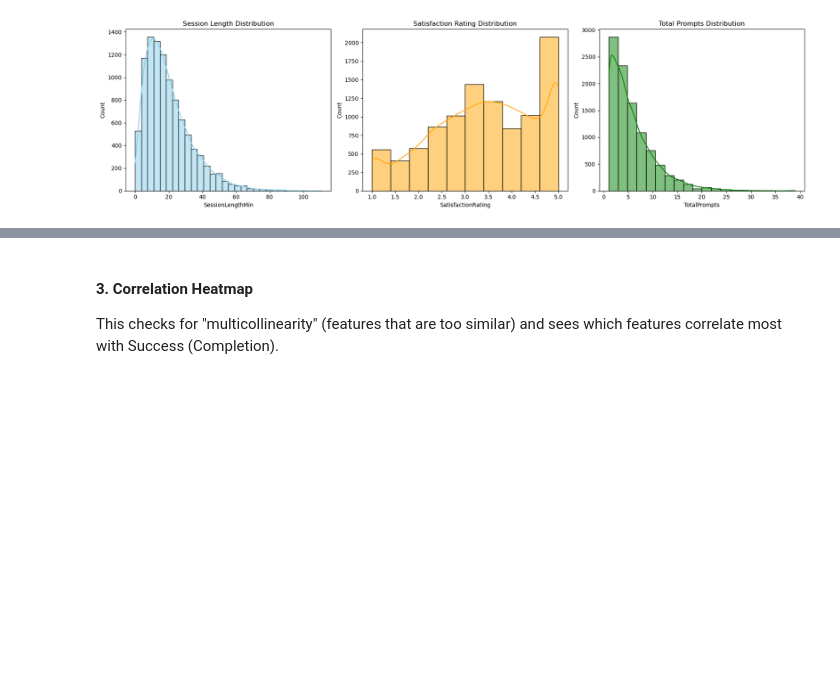
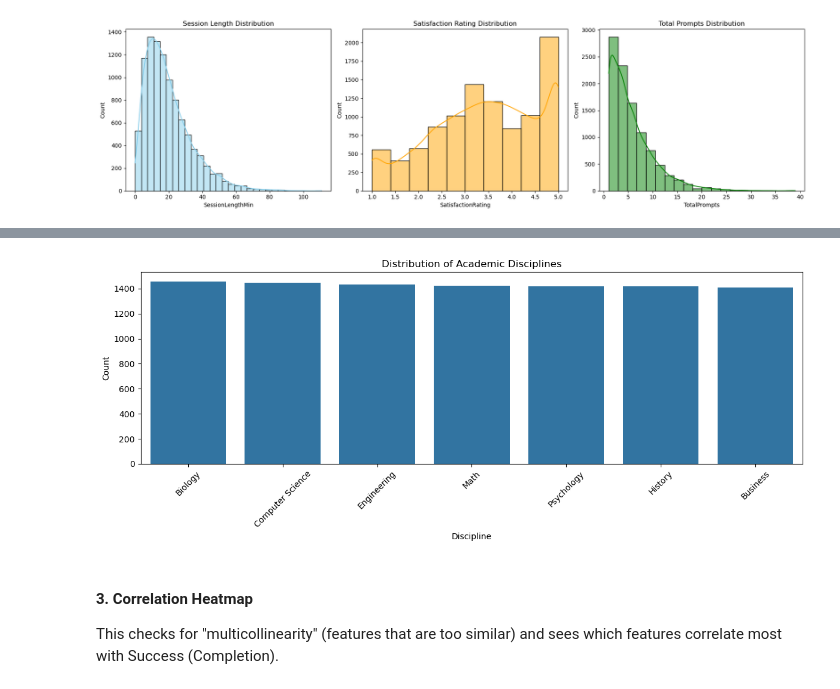
Before and after one commit to ZackGoodman/DS-3000-Project, a Jupyter notebook: ProjectStatement.ipynb, the cells around one changed output, grey strips where cells are left out. Saved outputs shown, nothing was run; the diff lists cells and outputs as text; code cells hidden in the pictures; blank space fills up the shorter version.

```diff
--- a/ProjectStatement.ipynb
+++ b/ProjectStatement.ipynb
@@ -170,3 +193,14 @@ plt.show()
+# %%
+plt.figure(figsize=(12, 5))
+sns.countplot(data=df, x='Discipline', order=df['Discipline'].value_counts().index)
+plt.title("Distribution of Academic Disciplines")
+plt.xlabel("Discipline")
+plt.ylabel("Count")
+plt.xticks(rotation=45)
+plt.tight_layout()
+plt.show()
+# %% [output]
+[figure, added]
 # %% [markdown]
 #### 3. Correlation Heatmap
 
```
Also changed, not shown: parts of 18 cells of this notebook.
